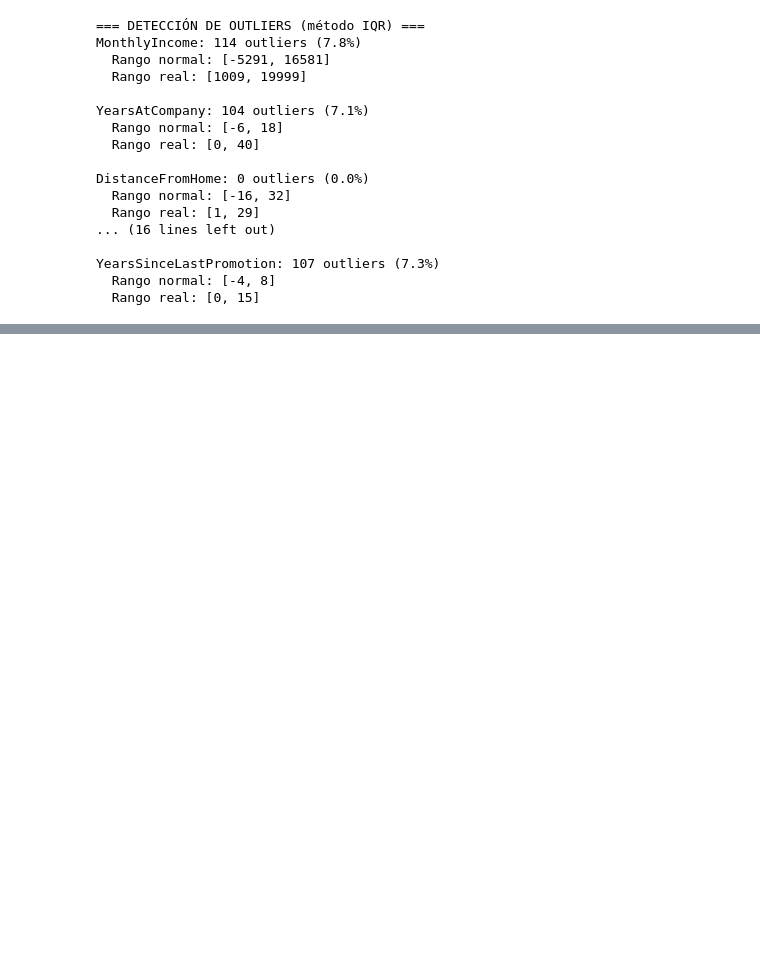
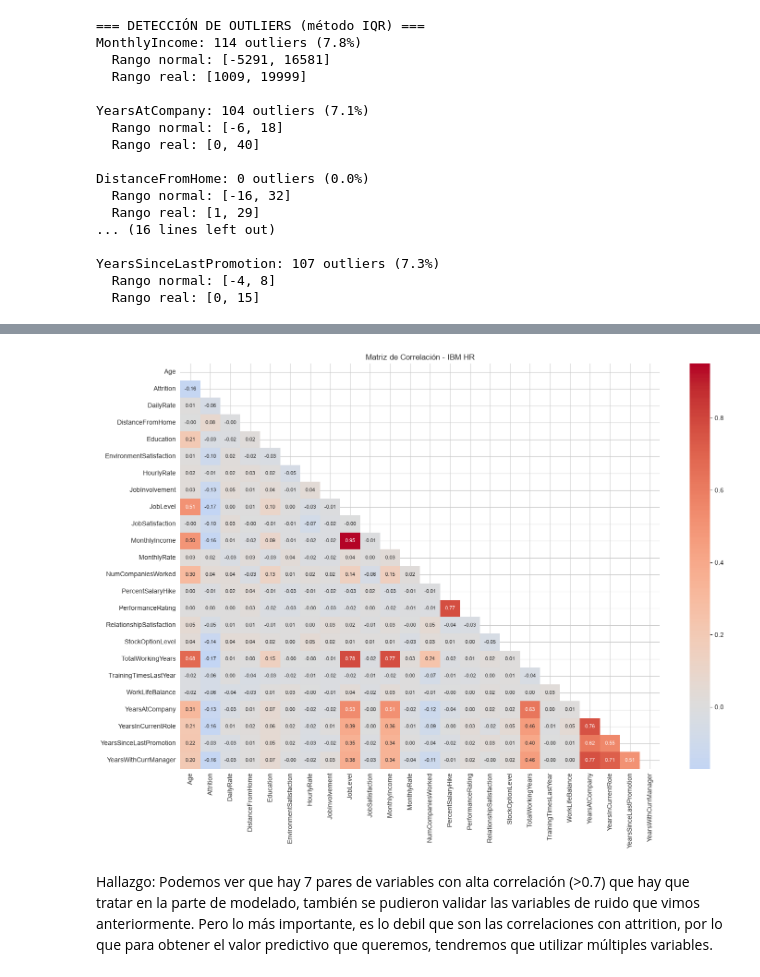
Before and after one commit to MarioFernandezH/TFM-Employee-Attrition, a Jupyter notebook: notebooks/01_EDA.ipynb, the cells around one changed output, grey strips where cells are left out. Drawn from its saved outputs; the diff is of its cells as text; code cells hidden in the pictures; blank space fills up the shorter version.

```diff
--- a/notebooks/01_EDA.ipynb
+++ b/notebooks/01_EDA.ipynb
@@ -317,0 +324,27 @@ YearsSinceLastPromotion: 107 outliers (7.3%)
+# %%
+# --- Heatmap de correlaciones ---
+
+# Seleccionamos solo variables numéricas
+numericas = ibm_clean.select_dtypes(include=[np.number])
+
+# Calcular correlaciones
+corr_matrix = numericas.corr()
+
+# Heatmap
+## fig, ax = plt.subplots(figsize=(16, 12))
+fig, ax = plt.subplots(figsize=(15, 11))
+mask = np.triu(np.ones_like(corr_matrix, dtype=bool))  # Solo triangulo inferior
+sns.heatmap(corr_matrix, mask=mask, annot=True, fmt='.2f',
+            cmap='coolwarm', center=0, ax=ax,
+            annot_kws={'size': 8})
+         ## annot_kws={'size': 7})
+plt.title('Matriz de Correlación - IBM HR')
+plt.tight_layout()
+plt.savefig('../reports/figures/correlation_heatmap.png',
+            dpi=150, bbox_inches='tight')
+plt.show()
+# %% [output]
+[figure, added]
+# %% [markdown]
+Hallazgo: Podemos ver que hay 7 pares de variables con alta correlación (>0.7) que hay que tratar en la parte de modelado, también se pudieron validar las variables de ruido que vimos anteriormente.
+Pero lo más importante, es lo debil que son las correlaciones con attrition, por lo que para obtener el valor predictivo que queremos, tendremos que utilizar múltiples variables.
```
Also changed, not shown: parts of 30 cells of this notebook, 4 other files.
